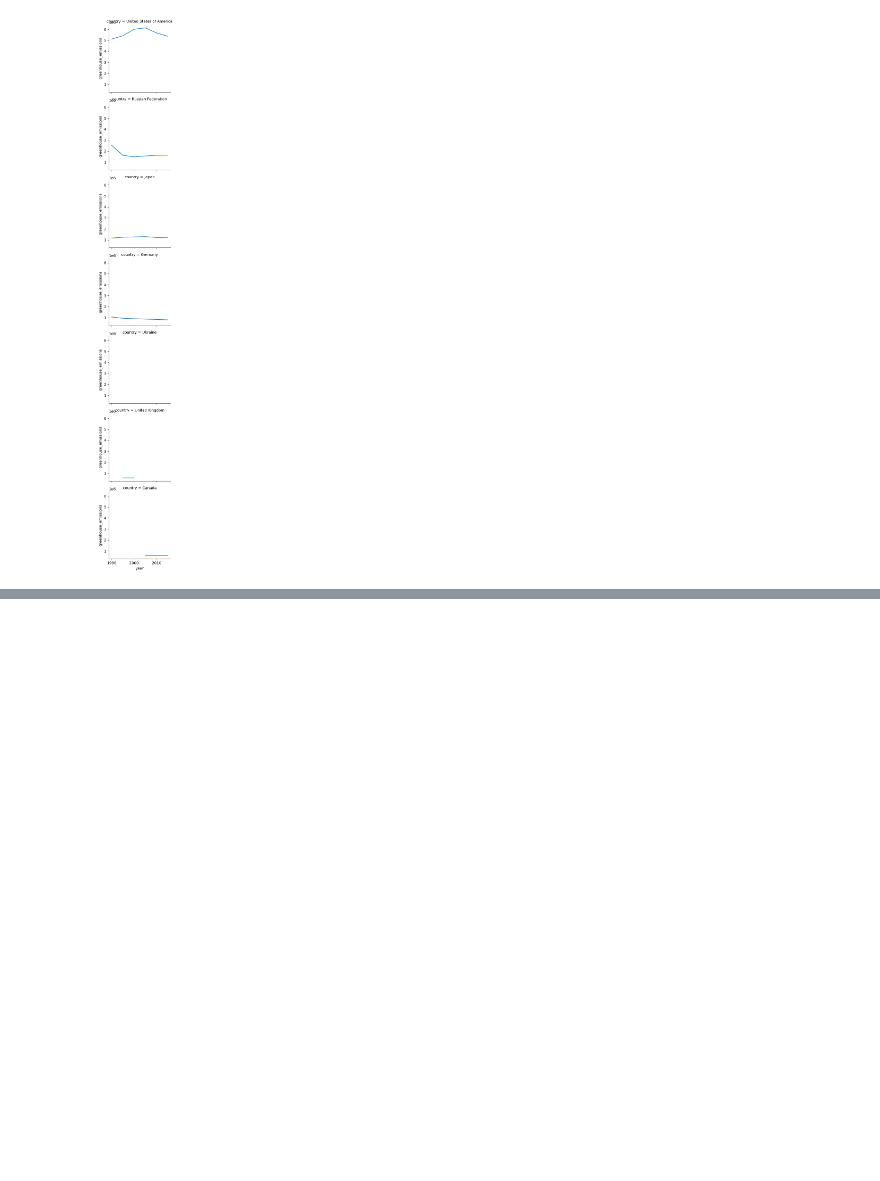
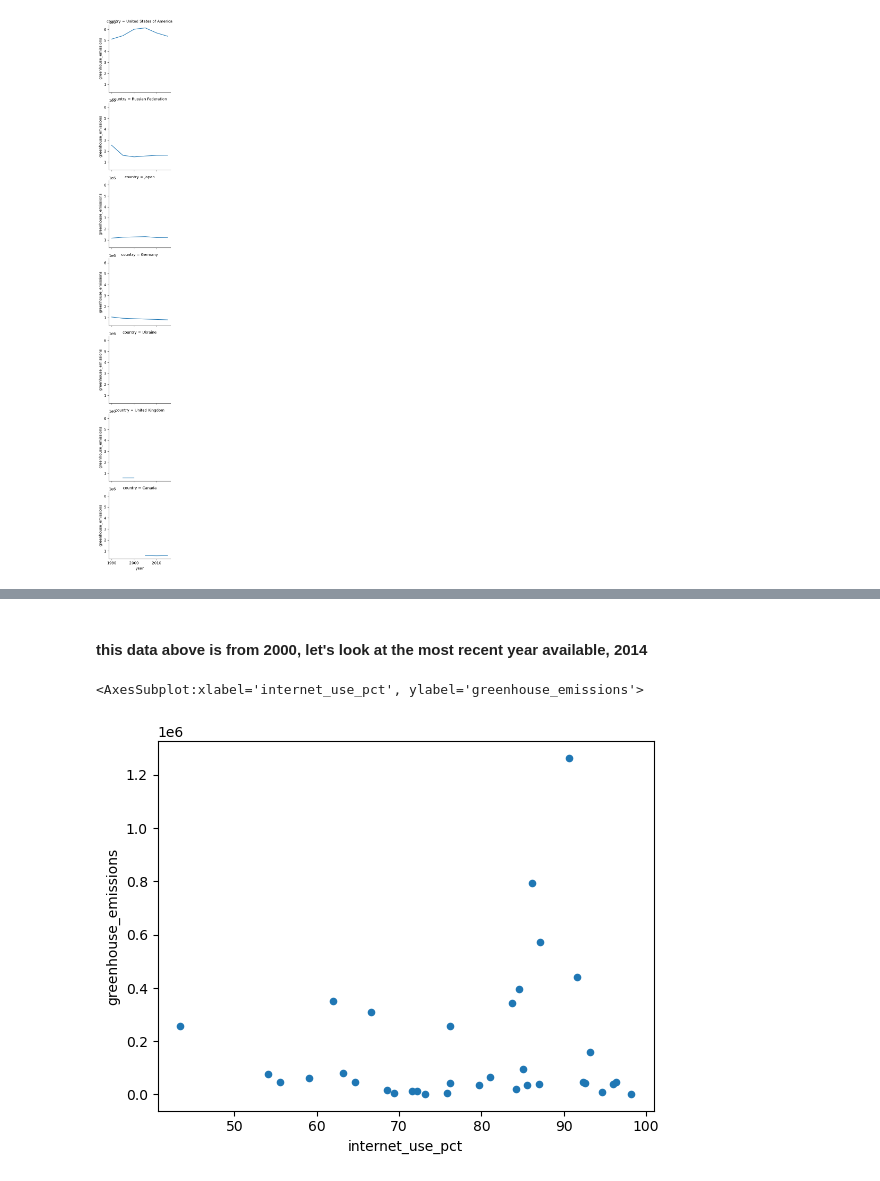
Before and after one commit to NSS-Full-Time-Data-Analytics-8/un_project-theo-carr, a Jupyter notebook: bonus_workbook.ipynb, the cells around one changed output, grey strips where cells are left out. Drawn from its saved outputs; the diff is of its cells as text; code cells hidden in the pictures; blank space fills up the shorter version.

```diff
--- a/bonus_workbook.ipynb
+++ b/bonus_workbook.ipynb
@@ -220,0 +266,10 @@ rolling_emissions_map = rolling_emissions_facet.map(sns.lineplot, 'year', 'green
+# %% [markdown]
+#### this data above is from 2000, let's look at the most recent year available, 2014
+# %%
+cs_2014 = country_stats.query('year == 2014')
+cs_2014 = cs_2014.dropna()
+## lets draw the scatter
+cs_2014.plot.scatter('internet_use_pct', 'greenhouse_emissions')
+# %% [output]
+<AxesSubplot:xlabel='internet_use_pct', ylabel='greenhouse_emissions'>
+[figure, added]
```
Also changed, not shown: parts of 16 cells of this notebook.
